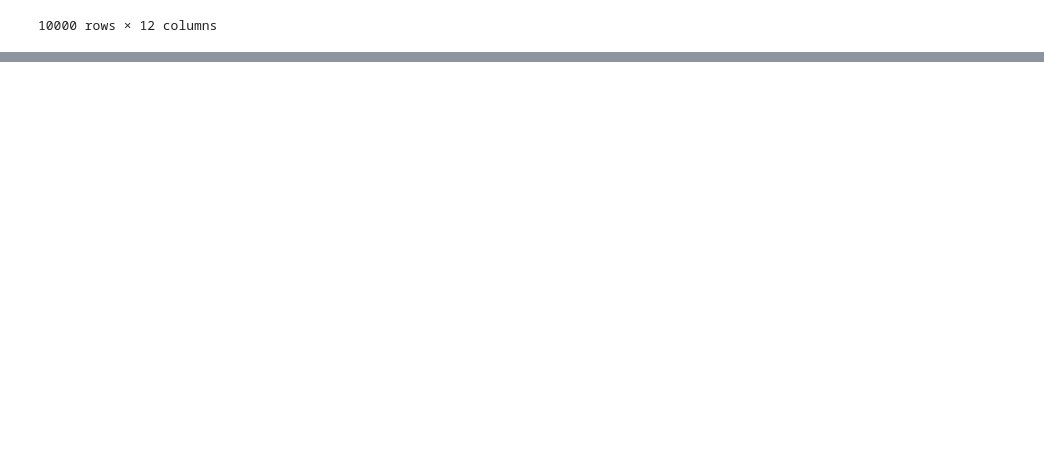
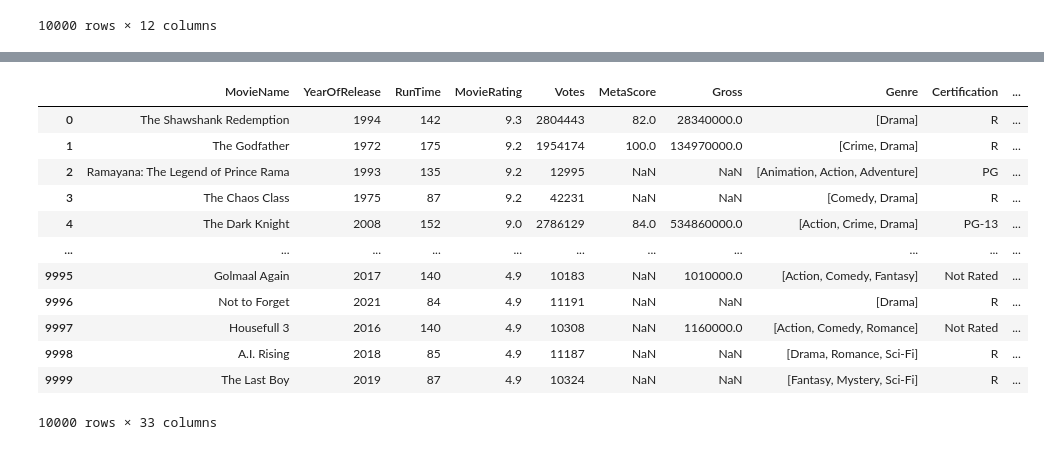
Before and after one commit to pablo11-exe/Talleres-ML, a Jupyter notebook: Taller2.ipynb, the cells around one changed output, grey strips where cells are left out. Saved outputs shown, nothing was run; the diff lists cells and outputs as text; code cells hidden in the pictures; blank space fills up the shorter version.

Commit message:
Imputación clasificación GOD falta regresión

```diff
--- a/Taller2.ipynb
+++ b/Taller2.ipynb
@@ -277,7 +298,6 @@ plt.show()
 # Imputación de datos
 # %%
 from sklearn.linear_model import LinearRegression
-df = pd.read_csv('cinemagix-movies.csv')
 
 # Dividir el DataFrame en dos partes: una con valores nulos y otra sin valores nulos
 df_notnull = df.dropna()
@@ -388,3 +408,59 @@ df
 | 9998 | A.I. Rising | 2018 | 85 | 4.9 | 11187 | 30.410691 | 1.789124e+07 | ['Drama', ' Romance', ' Sci-Fi'] | R | ... |
 | 9999 | The Last Boy | 2019 | 87 | 4.9 | 10324 | 30.410691 | 1.770961e+07 | ['Fantasy', ' Mystery', ' Sci-Fi'] | R | ... |
 10000 rows × 12 columns
+# %%
+import pandas as pd
+from sklearn.model_selection import train_test_split
+from sklearn.svm import SVC
+from sklearn.metrics import recall_score, precision_score
+from sklearn.preprocessing import StandardScaler
+from sklearn.impute import SimpleImputer
+from sklearn.metrics import confusion_matrix
+
+# Separar el conjunto de datos en tres partes: entrenamiento, validación e imputación
+train_data, val_data = train_test_split(df.dropna(subset=['Certification']), test_size=0.2, random_state=0)
+impute_data = df[df['Certification'].isnull()]
+
+# Dividir características y variable objetivo
+X_train = train_data[['Votes','RunTime','Drama', 'Crime', 'Animation', 'Action', 'Adventure', 'Comedy', 'Biography', 'History', 'Mystery', 'Thriller', 'Fantasy', 'Sci-Fi', 'Romance', 'Western', 'Horror', 'Family', 'Music', 'War', 'Sport', 'Film-Noir', 'Musical']]
+y_train = train_data['Certification']
+
+X_val = val_data[['Votes','RunTime','Drama', 'Crime', 'Animation', 'Action', 'Adventure', 'Comedy', 'Biography', 'History', 'Mystery', 'Thriller', 'Fantasy', 'Sci-Fi', 'Romance', 'Western', 'Horror', 'Family', 'Music', 'War', 'Sport', 'Film-Noir', 'Musical']]
+y_val = val_data['Certification']
+
+X_impute = impute_data[['Votes','RunTime','Drama', 'Crime', 'Animation', 'Action', 'Adventure', 'Comedy', 'Biography', 'History', 'Mystery', 'Thriller', 'Fantasy', 'Sci-Fi', 'Romance', 'Western', 'Horror', 'Family', 'Music', 'War', 'Sport', 'Film-Noir', 'Musical']]
+
+# Escalar características para mejorar el rendimiento del SVM
+scaler = StandardScaler()
+X_train_scaled = scaler.fit_transform(X_train)
+X_val_scaled = scaler.transform(X_val)
+X_impute_scaled = scaler.transform(X_impute)
+
+# Entrenar el modelo SVM con un kernel RBF
+svm_model = SVC(kernel='rbf', gamma='auto')
+svm_model.fit(X_train_scaled, y_train)
+
+# Realizar predicciones en el conjunto de validación
+val_predictions = svm_model.predict(X_val_scaled)
+
+# Evaluar el modelo en el conjunto de validación con Recall y Precisión
+recall = recall_score(y_val, val_predictions, average='weighted')
+precision = precision_score(y_val, val_predictions, average='weighted')
+
+print(f'Recall en conjunto de validación: {recall}')
+print(f'Precisión en conjunto de validación: {precision}')
+
+# Evaluar el modelo en el conjunto de validación con matriz de confusión
+conf_matrix = confusion_matrix(y_val, val_predictions)
+print("Matriz de Confusión en conjunto de validación:")
+print(conf_matrix)
+
+
+# Realizar predicciones en el conjunto de imputación
+impute_predictions = svm_model.predict(X_impute_scaled)
+
+# Reemplazar los valores nulos en el DataFrame original con las predicciones del modelo
+df.loc[df['Certification'].isnull(), 'Certification'] = impute_predictions
+
+df
+# %% [output]
@@ -390,0 +484,13 @@ df
+|  | MovieName | YearOfRelease | RunTime | MovieRating | Votes | MetaScore | Gross | Genre | Certification | ... |
+| 0 | The Shawshank Redemption | 1994 | 142 | 9.3 | 2804443 | 82.0 | 28340000.0 | [Drama] | R | ... |
+| 1 | The Godfather | 1972 | 175 | 9.2 | 1954174 | 100.0 | 134970000.0 | [Crime, Drama] | R | ... |
+| 2 | Ramayana: The Legend of Prince Rama | 1993 | 135 | 9.2 | 12995 | NaN | NaN | [Animation, Action, Adventure] | PG | ... |
+| 3 | The Chaos Class | 1975 | 87 | 9.2 | 42231 | NaN | NaN | [Comedy, Drama] | R | ... |
+| 4 | The Dark Knight | 2008 | 152 | 9.0 | 2786129 | 84.0 | 534860000.0 | [Action, Crime, Drama] | PG-13 | ... |
+| ... | ... | ... | ... | ... | ... | ... | ... | ... | ... | ... |
+| 9995 | Golmaal Again | 2017 | 140 | 4.9 | 10183 | NaN | 1010000.0 | [Action, Comedy, Fantasy] | Not Rated | ... |
+| 9996 | Not to Forget | 2021 | 84 | 4.9 | 11191 | NaN | NaN | [Drama] | R | ... |
+| 9997 | Housefull 3 | 2016 | 140 | 4.9 | 10308 | NaN | 1160000.0 | [Action, Comedy, Romance] | Not Rated | ... |
+| 9998 | A.I. Rising | 2018 | 85 | 4.9 | 11187 | NaN | NaN | [Drama, Romance, Sci-Fi] | R | ... |
+| 9999 | The Last Boy | 2019 | 87 | 4.9 | 10324 | NaN | NaN | [Fantasy, Mystery, Sci-Fi] | R | ... |
+10000 rows × 33 columns
```
Also changed, not shown: parts of 15 cells of this notebook.
